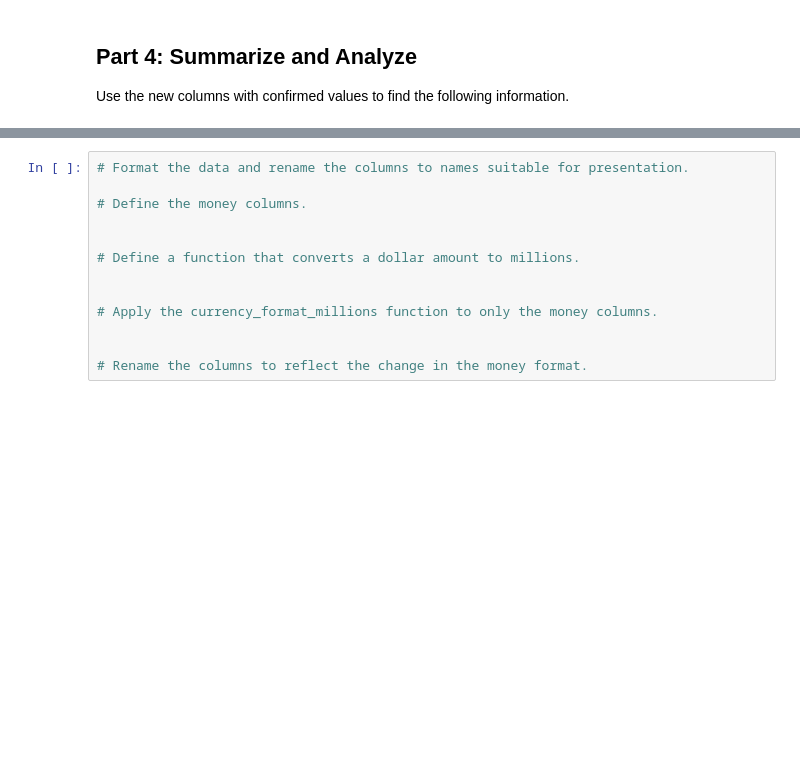
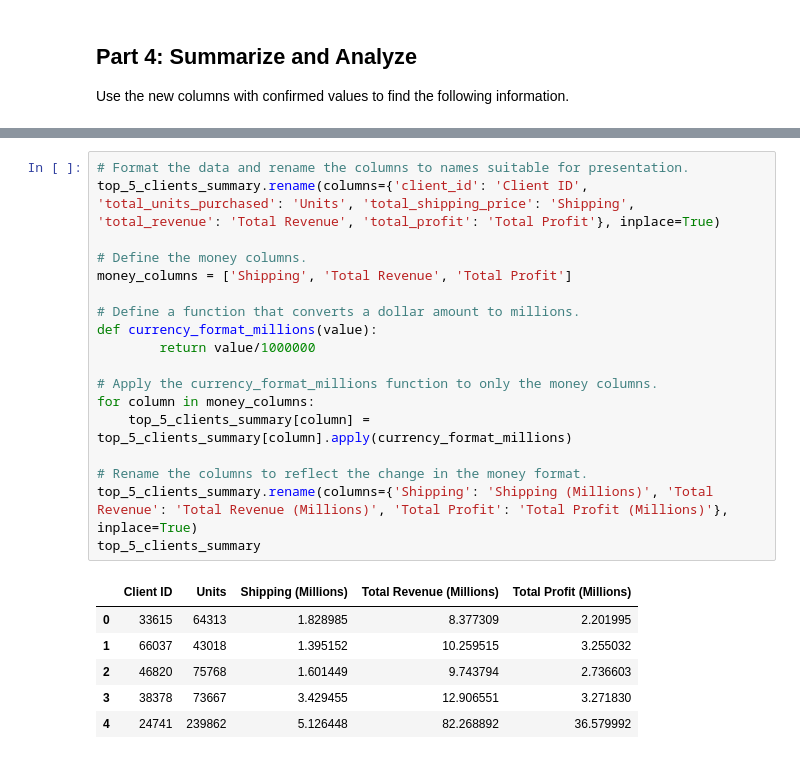
Before and after one commit to T-Haight/pandas-challenge-1, a Jupyter notebook: Starter_Code/wholesale_data_analysis_starter_code.ipynb, the cells around one changed output, grey strips where cells are left out. Drawn from its saved outputs; the diff is of its cells as text; blank space fills up the shorter version.

```diff
--- a/Starter_Code/wholesale_data_analysis_starter_code.ipynb
+++ b/Starter_Code/wholesale_data_analysis_starter_code.ipynb
@@ -223,15 +270,27 @@ Use the new columns with confirmed values to find the following information.
 # %%
 # Format the data and rename the columns to names suitable for presentation.
+top_5_clients_summary.rename(columns={'client_id': 'Client ID', 'total_units_purchased': 'Units', 'total_shipping_price': 'Shipping', 'total_revenue': 'Total Revenue', 'total_profit': 'Total Profit'}, inplace=True)
 
 # Define the money columns.
-
+money_columns = ['Shipping', 'Total Revenue', 'Total Profit']
 
 # Define a function that converts a dollar amount to millions.
-
+def currency_format_millions(value):
+        return value/1000000
 
 # Apply the currency_format_millions function to only the money columns.
-
+for column in money_columns:
+    top_5_clients_summary[column] = top_5_clients_summary[column].apply(currency_format_millions)
 
 # Rename the columns to reflect the change in the money format.
+top_5_clients_summary.rename(columns={'Shipping': 'Shipping (Millions)', 'Total Revenue': 'Total Revenue (Millions)', 'Total Profit': 'Total Profit (Millions)'}, inplace=True)
+top_5_clients_summary
+# %% [output]
+|  | Client ID | Units | Shipping (Millions) | Total Revenue (Millions) | Total Profit (Millions) |
+| 0 | 33615 | 64313 | 1.828985 | 8.377309 | 2.201995 |
+| 1 | 66037 | 43018 | 1.395152 | 10.259515 | 3.255032 |
+| 2 | 46820 | 75768 | 1.601449 | 9.743794 | 2.736603 |
+| 3 | 38378 | 73667 | 3.429455 | 12.906551 | 3.271830 |
+| 4 | 24741 | 239862 | 5.126448 | 82.268892 | 36.579992 |
 # %%
 # Sort the updated data by "Total Profit (millions)" form highest to lowest and assign the sort to a new DatFrame.
```
Also changed, not shown: parts of 10 cells of this notebook.
